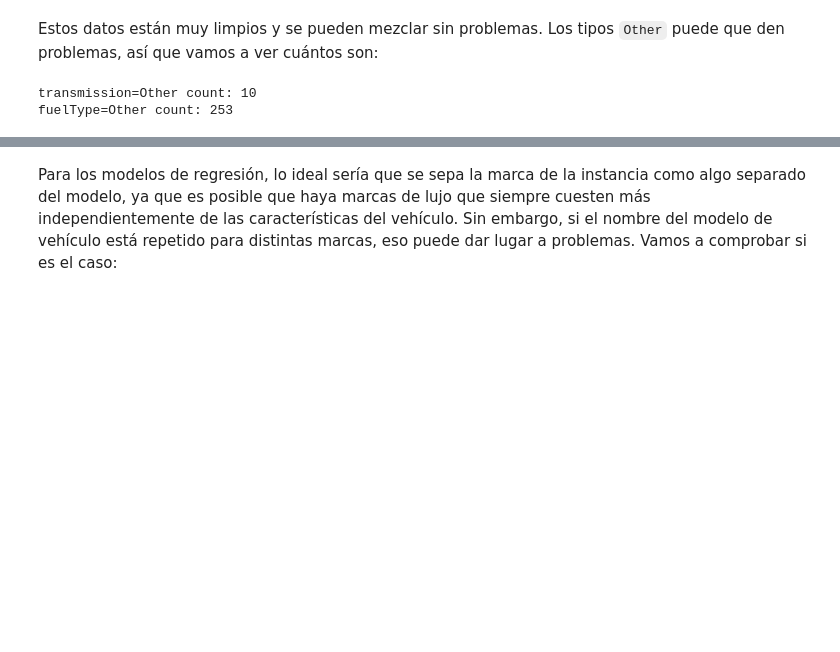
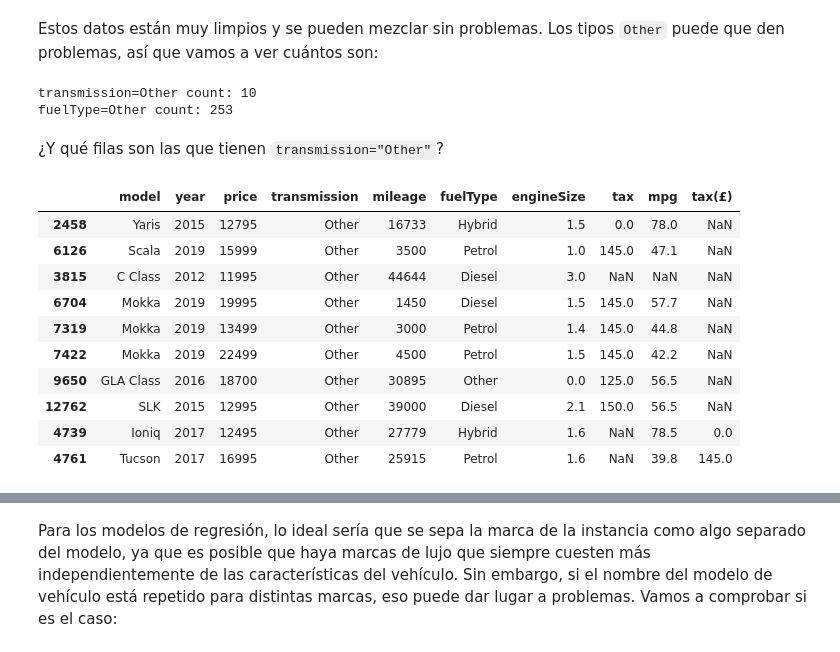
Before and after one commit to dietrujillo/ml_lab, a Jupyter notebook: lab1/notebooks/lab1.ipynb, the cells around one changed output, grey strips where cells are left out. Cells and saved outputs as stored; diff of their text form; code cells hidden in the pictures; blank space fills up the shorter version.

```diff
--- a/lab1/notebooks/lab1.ipynb
+++ b/lab1/notebooks/lab1.ipynb
@@ -205,3 +205,22 @@ print(f"fuelType=Other count: {fuelType_other}")
 # %% [output]
 transmission=Other count: 10
 fuelType=Other count: 253
+# %% [markdown]
+¿Y qué filas son las que tienen `transmission="Other"`?
+# %%
+other_df = pd.DataFrame(columns=columns)
+for key in dataframes:
+    other_df = other_df.append(dataframes[key][dataframes[key]["transmission"] == "Other"])
+display(other_df)
+# %% [output]
+|  | model | year | price | transmission | mileage | fuelType | engineSize | tax | mpg | tax(£) |
+| 2458 | Yaris | 2015 | 12795 | Other | 16733 | Hybrid | 1.5 | 0.0 | 78.0 | NaN |
+| 6126 | Scala | 2019 | 15999 | Other | 3500 | Petrol | 1.0 | 145.0 | 47.1 | NaN |
+| 3815 | C Class | 2012 | 11995 | Other | 44644 | Diesel | 3.0 | NaN | NaN | NaN |
+| 6704 | Mokka | 2019 | 19995 | Other | 1450 | Diesel | 1.5 | 145.0 | 57.7 | NaN |
+| 7319 | Mokka | 2019 | 13499 | Other | 3000 | Petrol | 1.4 | 145.0 | 44.8 | NaN |
+| 7422 | Mokka | 2019 | 22499 | Other | 4500 | Petrol | 1.5 | 145.0 | 42.2 | NaN |
+| 9650 | GLA Class | 2016 | 18700 | Other | 30895 | Other | 0.0 | 125.0 | 56.5 | NaN |
+| 12762 | SLK | 2015 | 12995 | Other | 39000 | Diesel | 2.1 | 150.0 | 56.5 | NaN |
+| 4739 | Ioniq | 2017 | 12495 | Other | 27779 | Hybrid | 1.6 | NaN | 78.5 | 0.0 |
+| 4761 | Tucson | 2017 | 16995 | Other | 25915 | Petrol | 1.6 | NaN | 39.8 | 145.0 |
```
Also changed, not shown: parts of 43 cells of this notebook.
